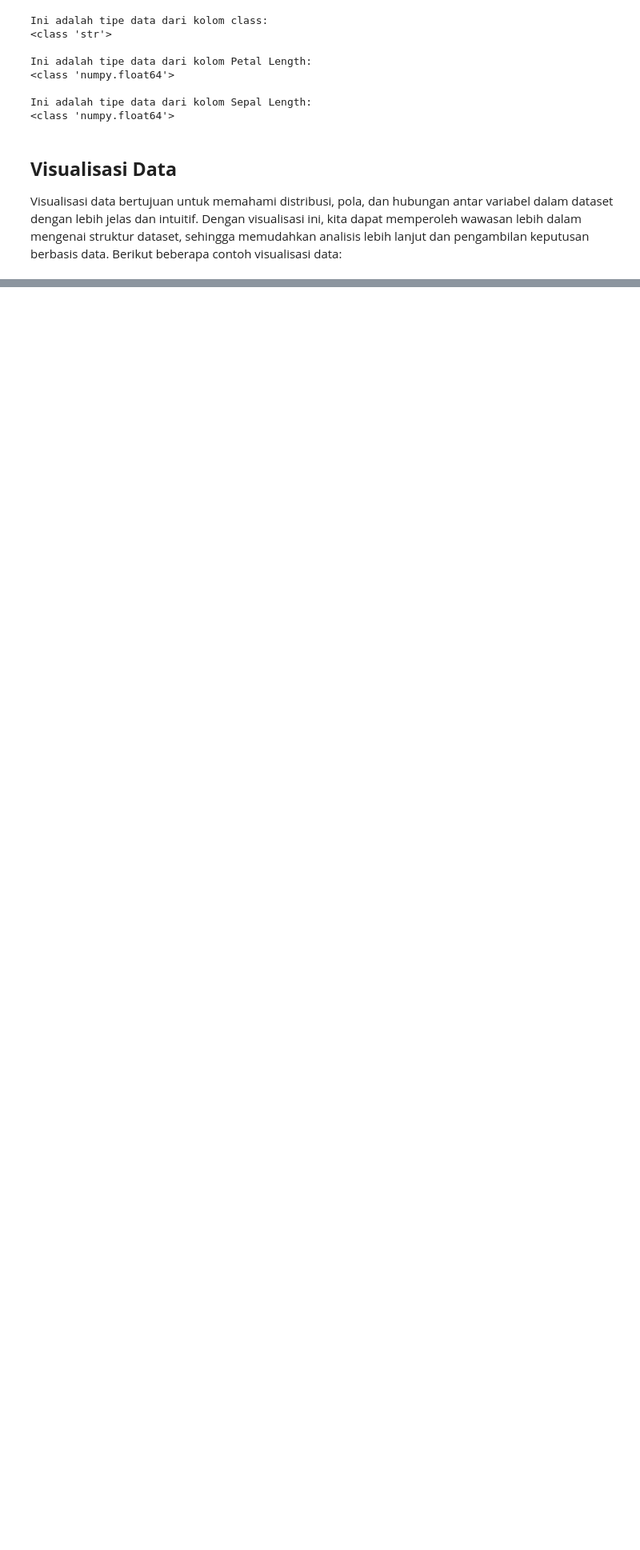
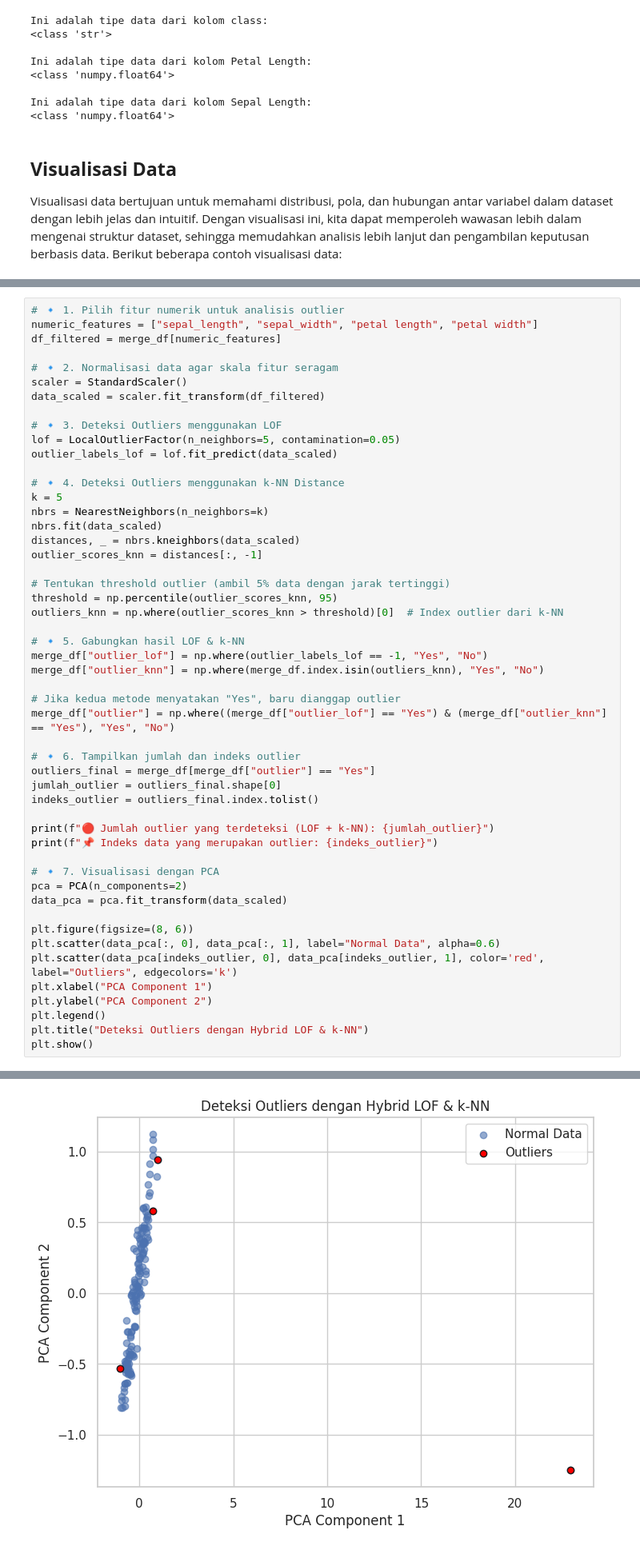
Before and after one commit to wildan2312/pendata, a Jupyter notebook: tugas/_build/html/_sources/tugas.ipynb, the cells around one changed output, grey strips where cells are left out. Shown at 80% size. Cells and saved outputs as stored; diff of their text form; blank space fills up the shorter version.

Commit message:
baru8

```diff
--- a/tugas/_build/html/_sources/tugas.ipynb
+++ b/tugas/_build/html/_sources/tugas.ipynb
@@ -386,0 +530,52 @@ plt.show()
+# %%
+# 🔹 1. Pilih fitur numerik untuk analisis outlier
+numeric_features = ["sepal_length", "sepal_width", "petal length", "petal width"]
+df_filtered = merge_df[numeric_features]
+
+# 🔹 2. Normalisasi data agar skala fitur seragam
+scaler = StandardScaler()
+data_scaled = scaler.fit_transform(df_filtered)
+
+# 🔹 3. Deteksi Outliers menggunakan LOF
+lof = LocalOutlierFactor(n_neighbors=5, contamination=0.05)
+outlier_labels_lof = lof.fit_predict(data_scaled)
+
+# 🔹 4. Deteksi Outliers menggunakan k-NN Distance
+k = 5
+nbrs = NearestNeighbors(n_neighbors=k)
+nbrs.fit(data_scaled)
+distances, _ = nbrs.kneighbors(data_scaled)
+outlier_scores_knn = distances[:, -1]
+
+# Tentukan threshold outlier (ambil 5% data dengan jarak tertinggi)
+threshold = np.percentile(outlier_scores_knn, 95)
+outliers_knn = np.where(outlier_scores_knn > threshold)[0]  # Index outlier dari k-NN
+
+# 🔹 5. Gabungkan hasil LOF & k-NN
+merge_df["outlier_lof"] = np.where(outlier_labels_lof == -1, "Yes", "No")
+merge_df["outlier_knn"] = np.where(merge_df.index.isin(outliers_knn), "Yes", "No")
+
+# Jika kedua metode menyatakan "Yes", baru dianggap outlier
+merge_df["outlier"] = np.where((merge_df["outlier_lof"] == "Yes") & (merge_df["outlier_knn"] == "Yes"), "Yes", "No")
+
+# 🔹 6. Tampilkan jumlah dan indeks outlier
+outliers_final = merge_df[merge_df["outlier"] == "Yes"]
+jumlah_outlier = outliers_final.shape[0]
+indeks_outlier = outliers_final.index.tolist()
+
+print(f"🔴 Jumlah outlier yang terdeteksi (LOF + k-NN): {jumlah_outlier}")
+print(f"📌 Indeks data yang merupakan outlier: {indeks_outlier}")
+
+# 🔹 7. Visualisasi dengan PCA
+pca = PCA(n_components=2)
+data_pca = pca.fit_transform(data_scaled)
+
+plt.figure(figsize=(8, 6))
+plt.scatter(data_pca[:, 0], data_pca[:, 1], label="Normal Data", alpha=0.6)
+plt.scatter(data_pca[indeks_outlier, 0], data_pca[indeks_outlier, 1], color='red', label="Outliers", edgecolors='k')
+plt.xlabel("PCA Component 1")
+plt.ylabel("PCA Component 2")
+plt.legend()
+plt.title("Deteksi Outliers dengan Hybrid LOF & k-NN")
+plt.show()
+# %% [output]
@@ -386,0 +584 @@ plt.show()
+[figure, added]
```
Also changed, not shown: parts of 22 cells of this notebook, 29 other files.
